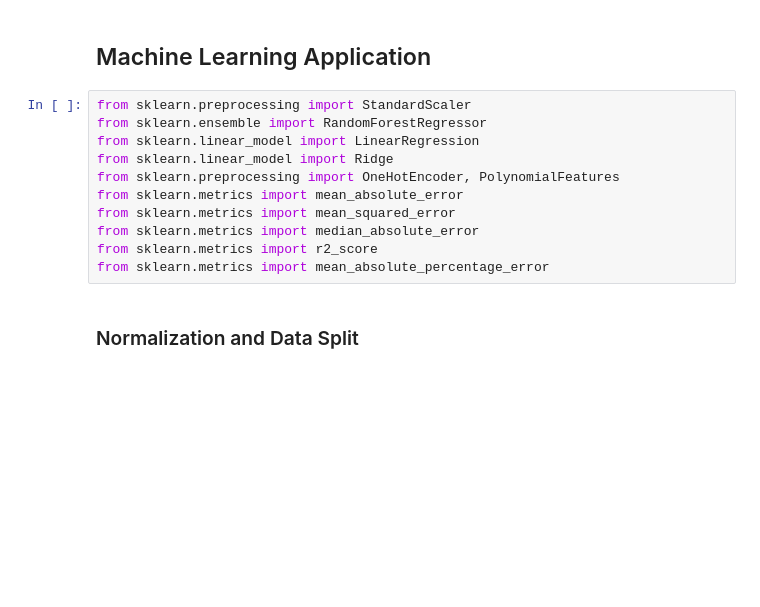
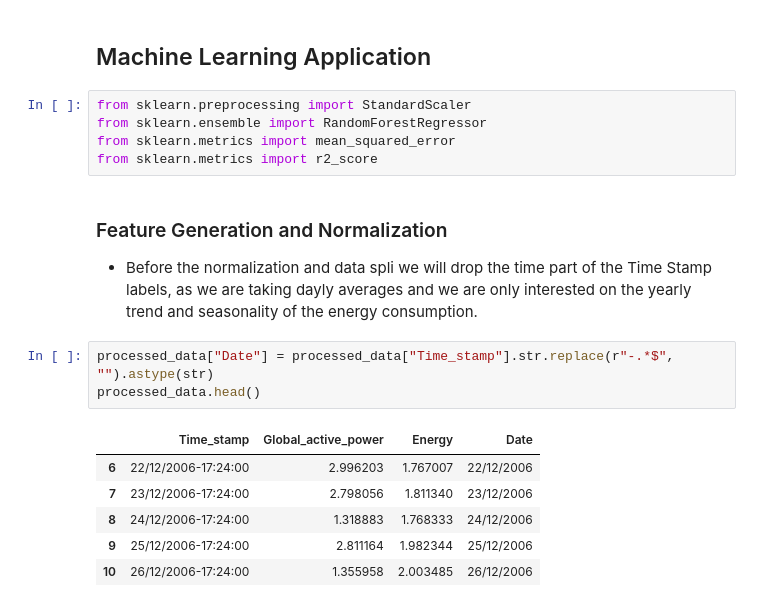
Before and after one commit to Alfredo-Vargas/ml-playground, a Jupyter notebook: household-electric-consumption/notebooks/single-household.ipynb, the cells around one changed output. Saved outputs shown, nothing was run; the diff lists cells and outputs as text; blank space fills up the shorter version.

```diff
--- a/household-electric-consumption/notebooks/single-household.ipynb
+++ b/household-electric-consumption/notebooks/single-household.ipynb
@@ -307,13 +311,19 @@ rolling_effect(n_three_years, processed_data)
 # %%
 from sklearn.preprocessing import StandardScaler
 from sklearn.ensemble import RandomForestRegressor
-from sklearn.linear_model import LinearRegression
-from sklearn.linear_model import Ridge
-from sklearn.preprocessing import OneHotEncoder, PolynomialFeatures
-from sklearn.metrics import mean_absolute_error
 from sklearn.metrics import mean_squared_error
-from sklearn.metrics import median_absolute_error
 from sklearn.metrics import r2_score
-from sklearn.metrics import mean_absolute_percentage_error
 # %% [markdown]
-### Normalization and Data Split
+### Feature Generation and Normalization
+
+- Before the normalization and data spli we will drop the time part of the Time Stamp labels, as we are taking dayly averages and we are only interested on the yearly trend and seasonality of the energy consumption.
+# %%
+processed_data["Date"] = processed_data["Time_stamp"].str.replace(r"-.*$", "").astype(str)
+processed_data.head()
+# %% [output]
+|  | Time_stamp | Global_active_power | Energy | Date |
+| 6 | 22/12/2006-17:24:00 | 2.996203 | 1.767007 | 22/12/2006 |
+| 7 | 23/12/2006-17:24:00 | 2.798056 | 1.811340 | 23/12/2006 |
+| 8 | 24/12/2006-17:24:00 | 1.318883 | 1.768333 | 24/12/2006 |
+| 9 | 25/12/2006-17:24:00 | 2.811164 | 1.982344 | 25/12/2006 |
+| 10 | 26/12/2006-17:24:00 | 1.355958 | 2.003485 | 26/12/2006 |
```
Also changed, not shown: parts of 9 cells of this notebook, 2 other files.
